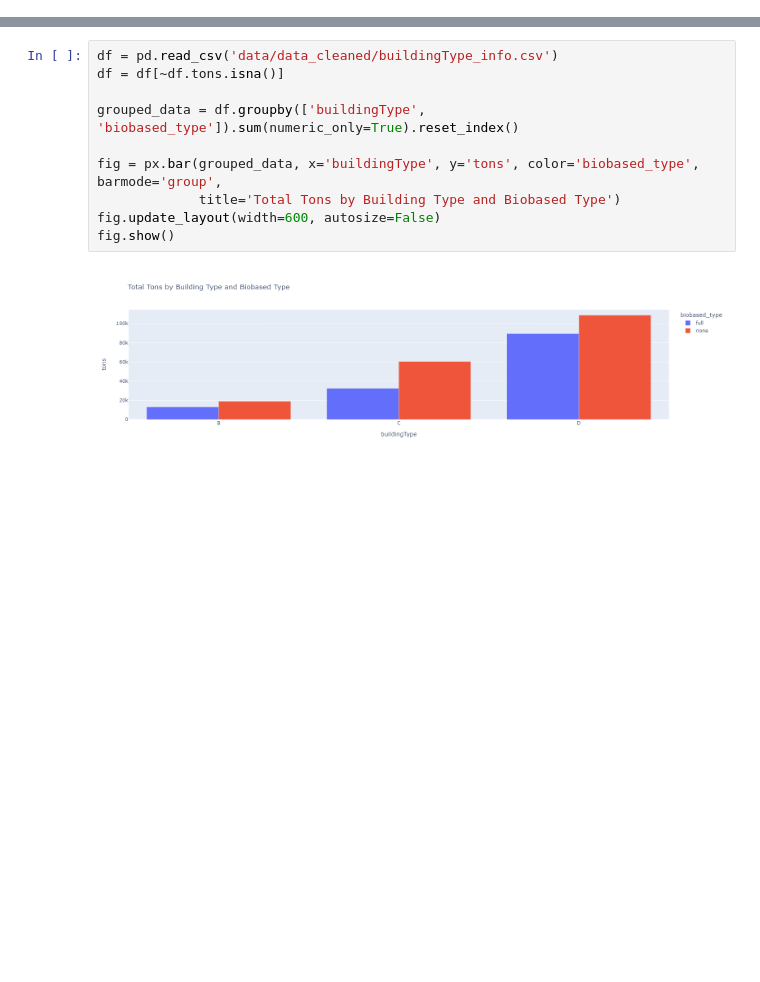
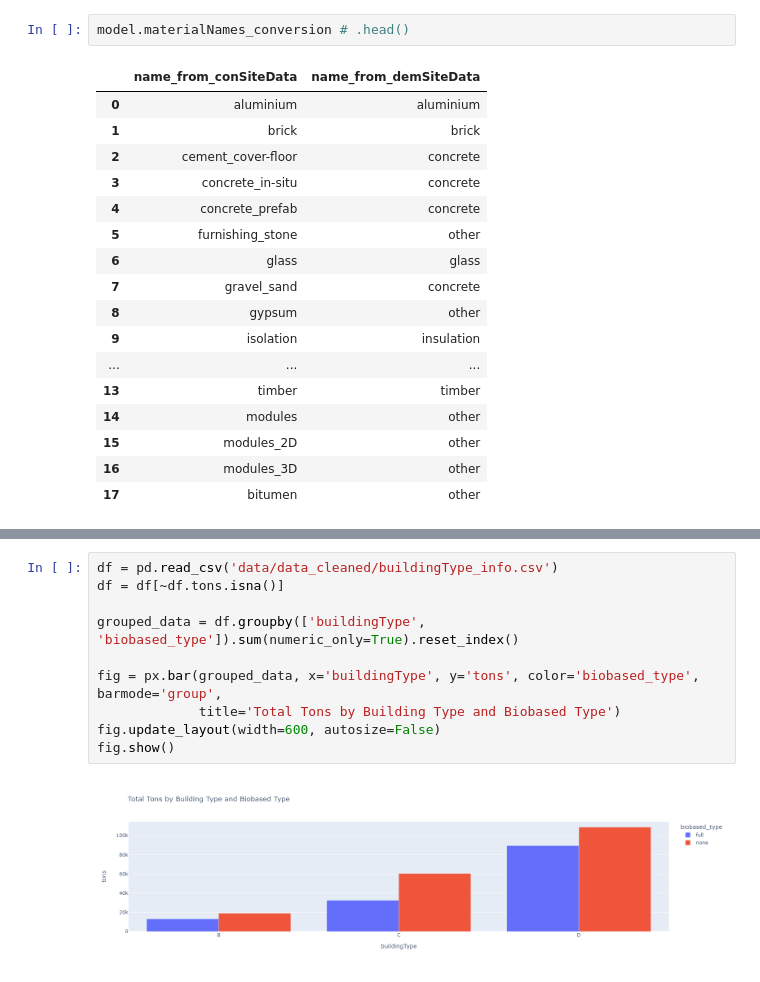
Before and after one commit to TanyaTsui/bimzec, a Jupyter notebook: model.ipynb, the cells around one changed output, grey strips where cells are left out. Drawn from its saved outputs; the diff is of its cells as text; blank space fills up the shorter version.

```diff
--- a/model.ipynb
+++ b/model.ipynb
@@ -1431,0 +1514,20 @@ df
+# %%
+model.materialNames_conversion # .head()
+# %% [output]
+|  | name_from_conSiteData | name_from_demSiteData |
+| 0 | aluminium | aluminium |
+| 1 | brick | brick |
+| 2 | cement_cover-floor | concrete |
+| 3 | concrete_in-situ | concrete |
+| 4 | concrete_prefab | concrete |
+| 5 | furnishing_stone | other |
+| 6 | glass | glass |
+| 7 | gravel_sand | concrete |
+| 8 | gypsum | other |
+| 9 | isolation | insulation |
+| ... | ... | ... |
+| 13 | timber | timber |
+| 14 | modules | other |
+| 15 | modules_2D | other |
+| 16 | modules_3D | other |
+| 17 | bitumen | other |
```
Also changed, not shown: parts of 14 cells of this notebook, 31 other files.
